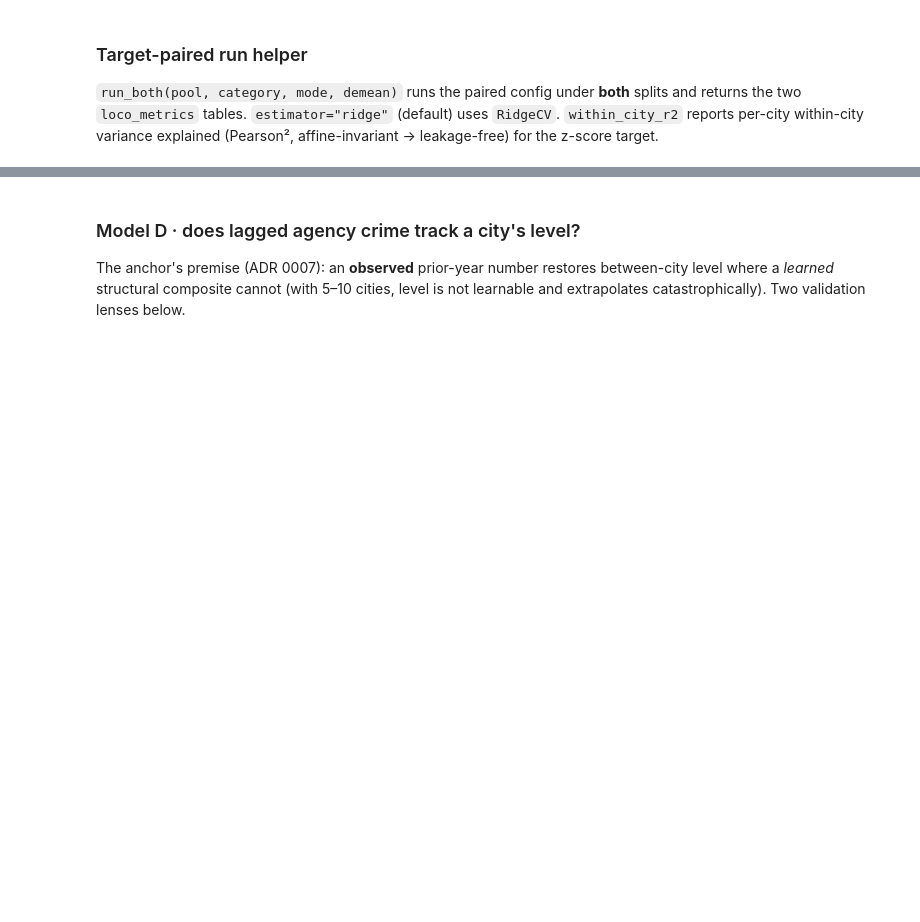
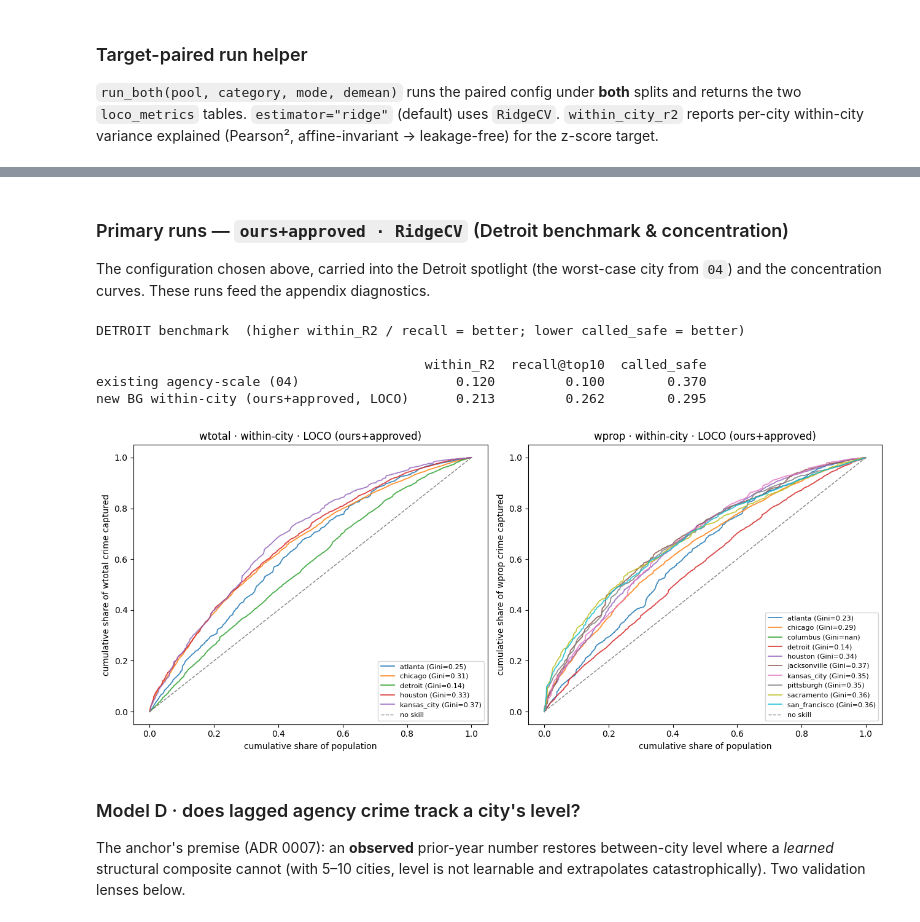
Before and after one commit to eprashar-clgx/crime-idx-2026, a Jupyter notebook: notebooks/regression_modelling/models/02_regression_prediction.ipynb, the cells around one changed output, grey strips where cells are left out. Cells and saved outputs as stored; diff of their text form; code cells hidden in the pictures; blank space fills up the shorter version.

```diff
--- a/notebooks/regression_modelling/models/02_regression_prediction.ipynb
+++ b/notebooks/regression_modelling/models/02_regression_prediction.ipynb
@@ -431,3 +321,43 @@ category        predictor_set   transform transit training model    n  skill  sp
+# %% [markdown]
+### Primary runs — `ours+approved · RidgeCV` (Detroit benchmark & concentration)
+
+The configuration chosen above, carried into the Detroit spotlight (the worst-case city from `04`)
+and the concentration curves. These runs feed the appendix diagnostics.
+# %%
+# Chosen configuration for the rest of the notebook: ours+approved · RidgeCV.
+log_wtotal = {"loco": get_run("wtotal", "ours+approved", "absolute", "loco"),
+              "8020": get_run("wtotal", "ours+approved", "absolute", "80_20")}
+log_wprop  = {"loco": get_run("wprop",  "ours+approved", "absolute", "loco"),
+              "8020": get_run("wprop",  "ours+approved", "absolute", "80_20")}
+wc_wtotal  = {"loco": get_run("wtotal", "ours+approved", "within_city", "loco"),
+              "8020": get_run("wtotal", "ours+approved", "within_city", "80_20")}
+wc_wprop   = {"loco": get_run("wprop",  "ours+approved", "within_city", "loco"),
+              "8020": get_run("wprop",  "ours+approved", "within_city", "80_20")}
+m_wt_loco = loco_metrics(log_wtotal["loco"]); m_wt_8020 = loco_metrics(log_wtotal["8020"])
+m_wp_loco = loco_metrics(log_wprop["loco"]);  m_wp_8020 = loco_metrics(log_wprop["8020"])
+
+det_rec = within_city_recall(wc_wtotal["loco"], "wtotal").loc["detroit"]
+det_r2  = within_city_r2(wc_wtotal["loco"]["scored"], "wtotal").loc["detroit", "within_R2"]
+detroit = pd.DataFrame({
+    "existing agency-scale (04)": EXISTING_04_DETROIT,
+    "new BG within-city (ours+approved, LOCO)": {"within_R2": det_r2,
+        "recall@top10": det_rec["recall@top10"], "called_safe": det_rec["called_safe"]},
+}).T
+print("DETROIT benchmark  (higher within_R2 / recall = better; lower called_safe = better)\n")
+print(detroit.to_string())
+# %% [output]
+DETROIT benchmark  (higher within_R2 / recall = better; lower called_safe = better)
+
+                                          within_R2  recall@top10  called_safe
+existing agency-scale (04)                    0.120         0.100        0.370
+new BG within-city (ours+approved, LOCO)      0.213         0.262        0.295
+# %%
+fig, ax = plt.subplots(1, 2, figsize=(13, 5.5))
+plot_lorenz(wc_wtotal["loco"], ax=ax[0]); ax[0].set_title("wtotal · within-city · LOCO (ours+approved)")
+plot_lorenz(wc_wprop["loco"],  ax=ax[1]); ax[1].set_title("wprop · within-city · LOCO (ours+approved)")
+plt.tight_layout(); plt.show()
+# %% [output]
+[figure, added]
 # %% [markdown]
 ### Model D · does lagged agency crime track a city's level?
 
```
Also changed, not shown: parts of 33 cells of this notebook, 1 other file.
